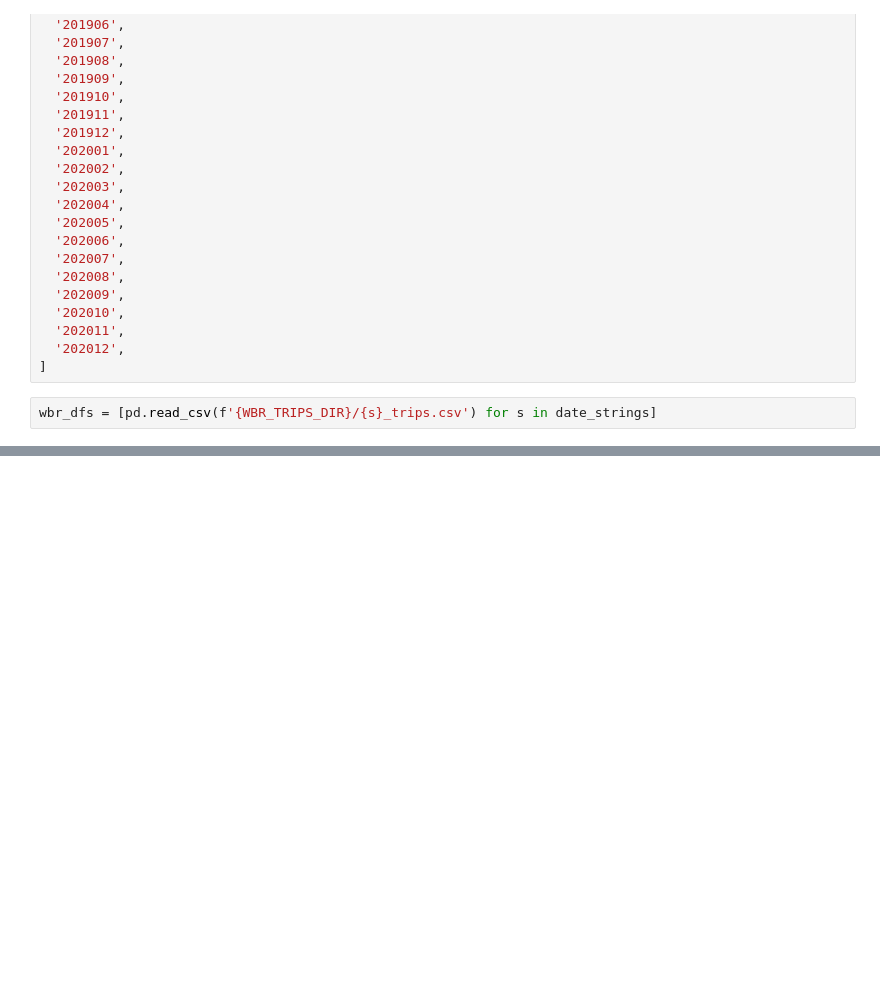
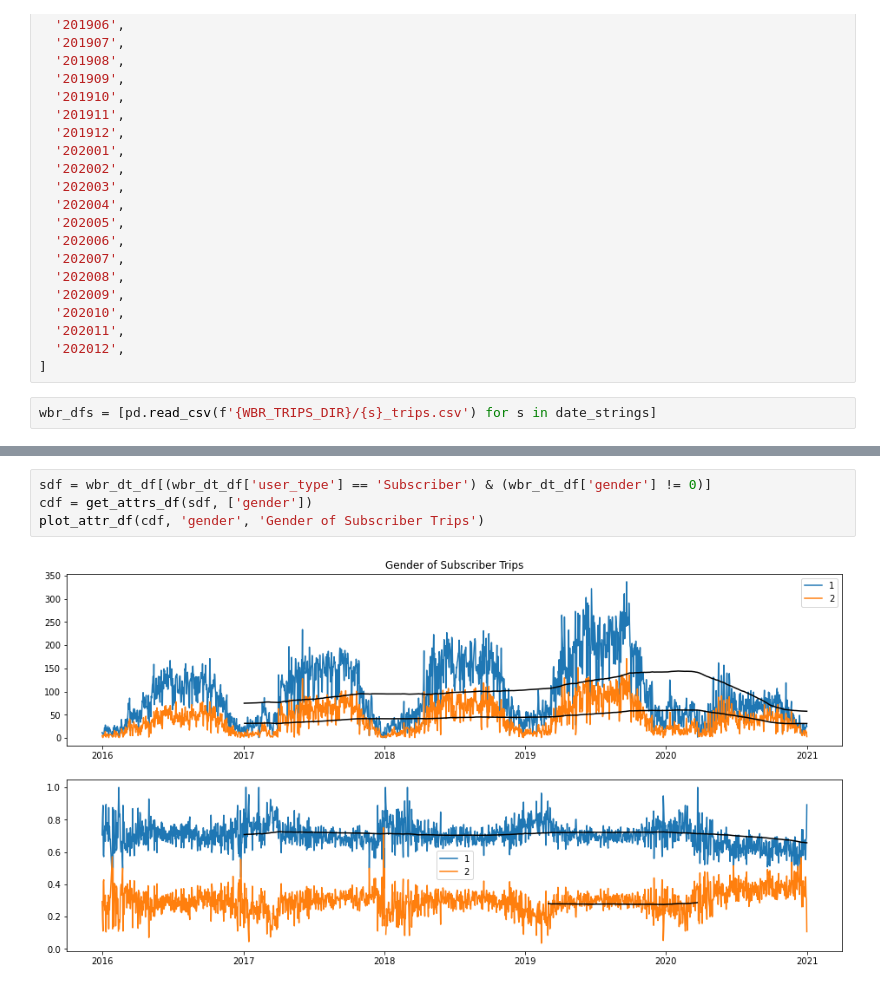
Before and after one commit to cpcarey/nyu-cusp-ads-bike, a Jupyter notebook: notebooks/cc0103_analyze_wbr_trips.ipynb, the cells around one changed output, grey strips where cells are left out. Drawn from its saved outputs; the diff is of its cells as text; blank space fills up the shorter version.

```diff
--- a/notebooks/cc0103_analyze_wbr_trips.ipynb
+++ b/notebooks/cc0103_analyze_wbr_trips.ipynb
@@ -196,0 +154,6 @@ plt.show()
+# %%
+sdf = wbr_dt_df[(wbr_dt_df['user_type'] == 'Subscriber') & (wbr_dt_df['gender'] != 0)]
+cdf = get_attrs_df(sdf, ['gender'])
+plot_attr_df(cdf, 'gender', 'Gender of Subscriber Trips')
+# %% [output]
+[figure, added]
```
Also changed, not shown: parts of 44 cells of this notebook.
